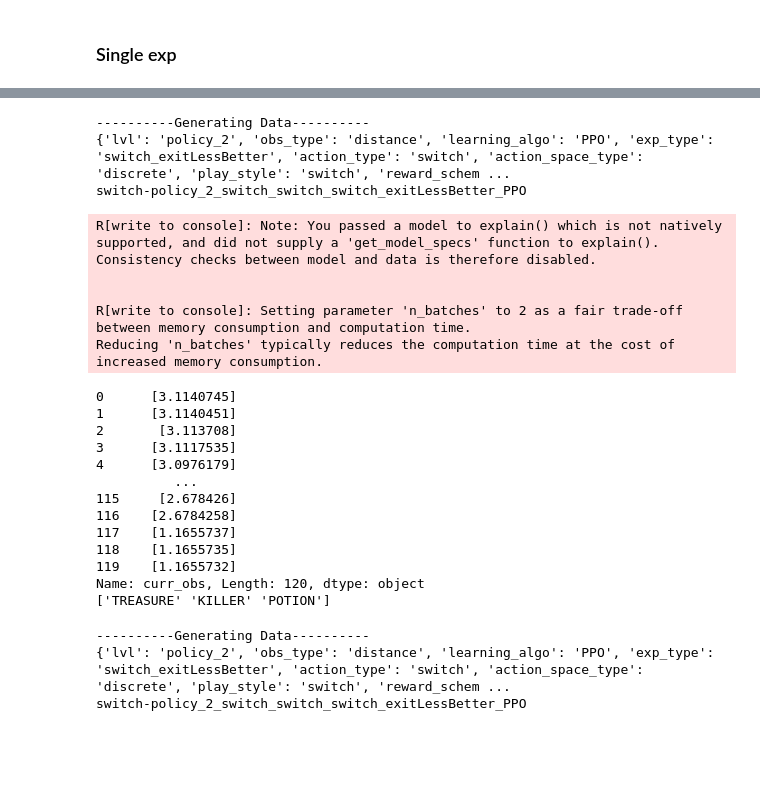
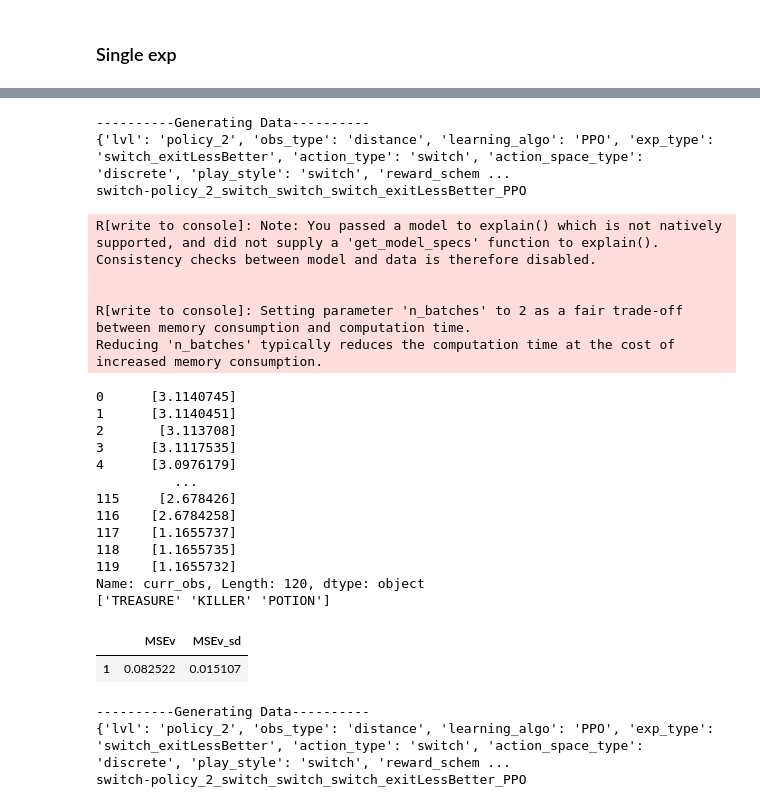
Before and after one commit to AlexVogt1/gym-md, a Jupyter notebook: groupshap.ipynb, the cells around one changed output, grey strips where cells are left out. Saved outputs shown, nothing was run; the diff lists cells and outputs as text; code cells hidden in the pictures; blank space fills up the shorter version.

```diff
--- a/groupshap.ipynb
+++ b/groupshap.ipynb
@@ -1366,37 +1441,44 @@ safety_group = {
     'Exit': ['DE'],
     'Potion': ['DP'],
     'Safe': ['SDT','SDP','SDE','HP'],
-    'Monster':['DM','HP']
+    'Monster':['DM']
 }
-df_shapley, pred_explain, internal, timing,df = group_shap_single_exp(base_config,approach='empirical',group= group)
+df_shapley, pred_explain, internal, timing,MSEv,df = group_shap_single_exp(base_config,approach='empirical',group= group)
 print(df['action'].unique())
 #TODO look how to exclude non column
 df_shapley.drop(columns = 'none',inplace=True)
-fig =px.line(data_frame=df_shapley.abs(),x= df_shapley.index ,y = df_shapley.columns).update_layout(xaxis_title="Step", yaxis_title="Shap Value")
+fig =px.line(data_frame=df_shapley.abs(),
+             x= df_shapley.index ,
+             y = df_shapley.columns,
+             title =f"{base_config["lvl"]} | switching agent | empirical | play-style group |  ( MSEv = {MSEv["MSEv"]['MSEv'].iloc[0]} | time(sec) = {timing["total_time_secs"]})"
+             ).update_layout(xaxis_title="Step", yaxis_title="Shap Value (abs)")
 fig.show()
+MSEv['MSEv']
 # %% [output]
 ----------Generating Data----------
 {'lvl': 'policy_2', 'obs_type': 'distance', 'learning_algo': 'PPO', 'exp_type': 'switch_exitLessBetter', 'action_type': 'switch', 'action_space_type': 'discrete', 'play_style': 'switch', 'reward_schem ...
 switch-policy_2_switch_switch_switch_exitLessBetter_PPO
 R[write to console]: Note: You passed a model to explain() which is not natively supported, and did not supply a 'get_model_specs' function to explain().
 Consistency checks between model and data is therefore disabled.
 
 
 R[write to console]: Setting parameter 'n_batches' to 2 as a fair trade-off between memory consumption and computation time.
 Reducing 'n_batches' typically reduces the computation time at the cost of increased memory consumption.
 0      [3.1140745]
 1      [3.1140451]
 2       [3.113708]
 3      [3.1117535]
 4      [3.0976179]
           ...
 115     [2.678426]
 116    [2.6784258]
 117    [1.1655737]
 118    [1.1655735]
 119    [1.1655732]
 Name: curr_obs, Length: 120, dtype: object
 ['TREASURE' 'KILLER' 'POTION']
+|  | MSEv | MSEv_sd |
+| 1 | 0.082522 | 0.015107 |
 # %%
 df_shapley, pred_explain, internal, timing,df = group_shap_single_exp(base_config,approach='empirical',group= object_group)
 print(df['action'].unique())
```
Also changed, not shown: parts of 6 cells of this notebook, 5 other files.
